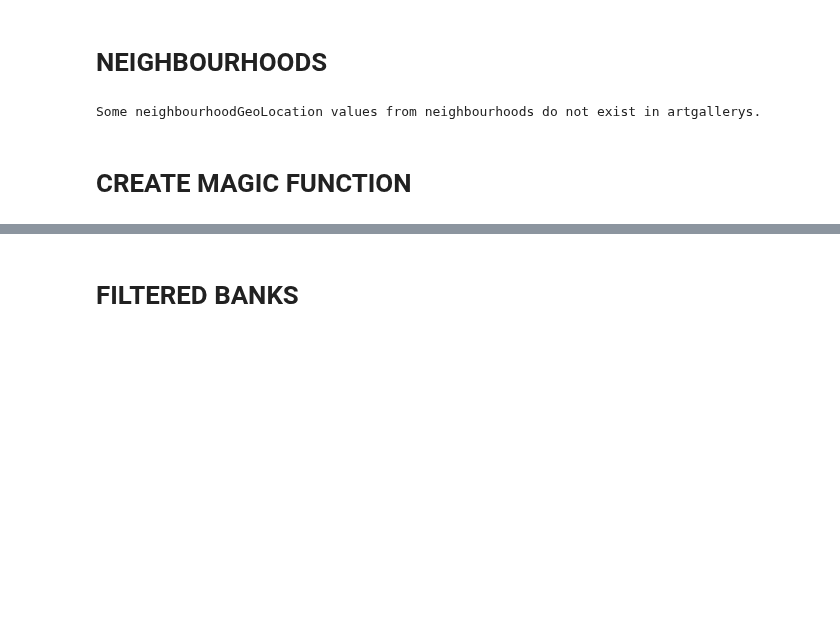
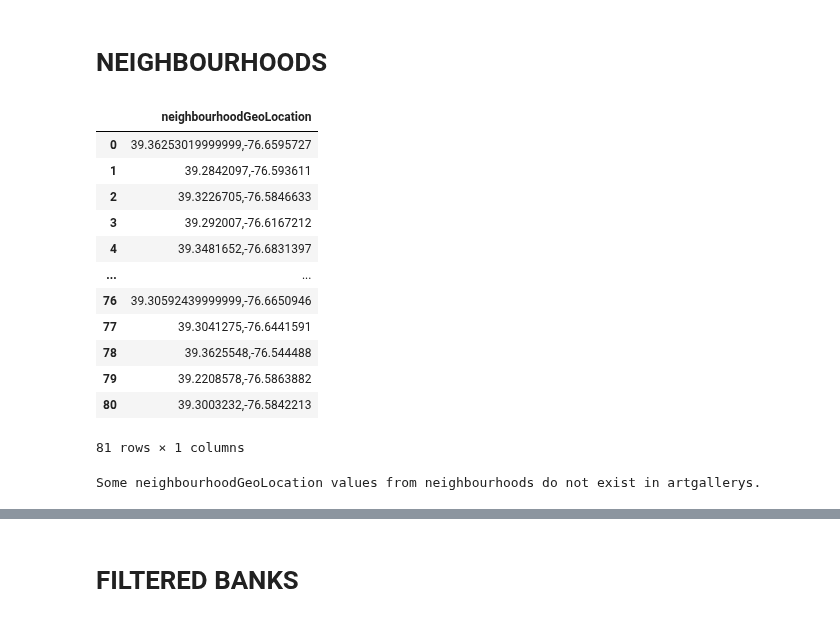
Before and after one commit to oisintheginger/mscfinalproject, a Jupyter notebook: sean_notebooks/Businesses.ipynb, the cells around one changed output, grey strips where cells are left out. Saved outputs shown, nothing was run; the diff lists cells and outputs as text; code cells hidden in the pictures; blank space fills up the shorter version.

Commit message:
Update Businesses.ipynb
In this commit i had to redo the business datasets.... had to make sure they contained the input neighbourhood geolocations so that they could be used in the database...

```diff
--- a/sean_notebooks/Businesses.ipynb
+++ b/sean_notebooks/Businesses.ipynb
@@ -37,4 +37,4 @@ addresses = pd.read_csv("D:/DataSets/backup_finished/addresses.csv")
 unique_neighborhoods = addresses['neighbourhoodGeoLocation'].unique()
 
 # Create a new DataFrame with a column for unique neighborhood names
-neighborhood_df = pd.DataFrame({'neighbourhoodGeoLocation': unique_neighborhoods})
+neighbour_input = pd.DataFrame({'neighbourhoodGeoLocation': unique_neighborhoods})
@@ -43,3 +45,19 @@ neighborhood_df['neighbourhoodID'] = range(len(neighborhood_df))
+# %%
+neighborhood_df
+# %% [output]
+|  | neighbourhoodGeoLocation |
+| 0 | 39.36253019999999,-76.6595727 |
+| 1 | 39.2842097,-76.593611 |
+| 2 | 39.3226705,-76.5846633 |
+| 3 | 39.292007,-76.6167212 |
+| 4 | 39.3481652,-76.6831397 |
+| ... | ... |
+| 76 | 39.30592439999999,-76.6650946 |
+| 77 | 39.3041275,-76.6441591 |
+| 78 | 39.3625548,-76.544488 |
+| 79 | 39.2208578,-76.5863882 |
+| 80 | 39.3003232,-76.5842213 |
+81 rows × 1 columns
 # %%
 neighborhood_df.insert(0,"neighbourhoodID", neighborhood_df.pop("neighbourhoodID"))
 # %%
@@ -59,4 +79,2 @@ Some neighbourhoodGeoLocation values from neighbourhoods do not exist in artgall
 # %%
 neighborhood_df.to_csv("D:/DataSets/ServicesFinished/neighbourhoods.csv", index = False)
-# %% [markdown]
-# CREATE MAGIC FUNCTION
```
Also changed, not shown: parts of 58 cells of this notebook.
